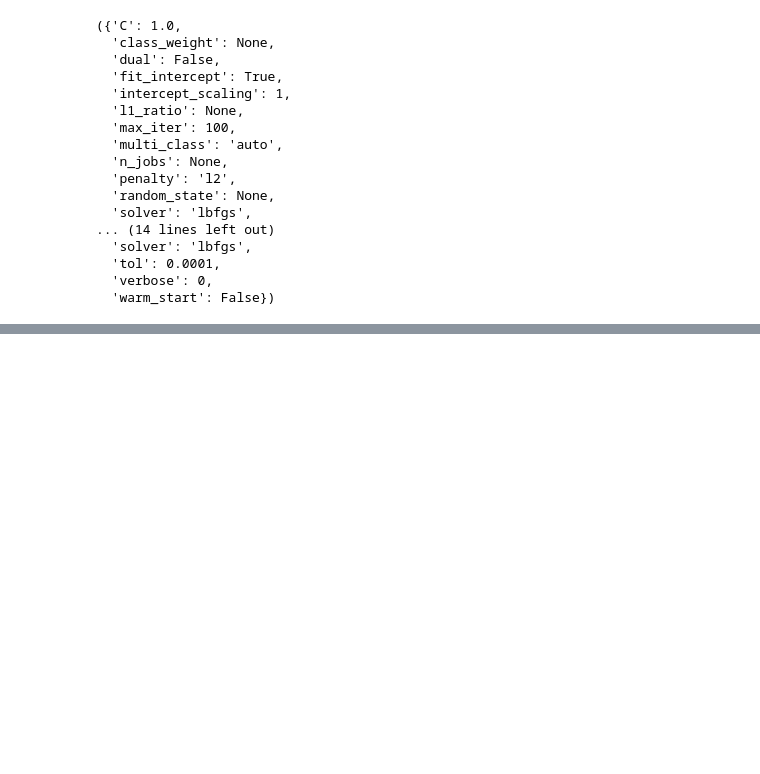
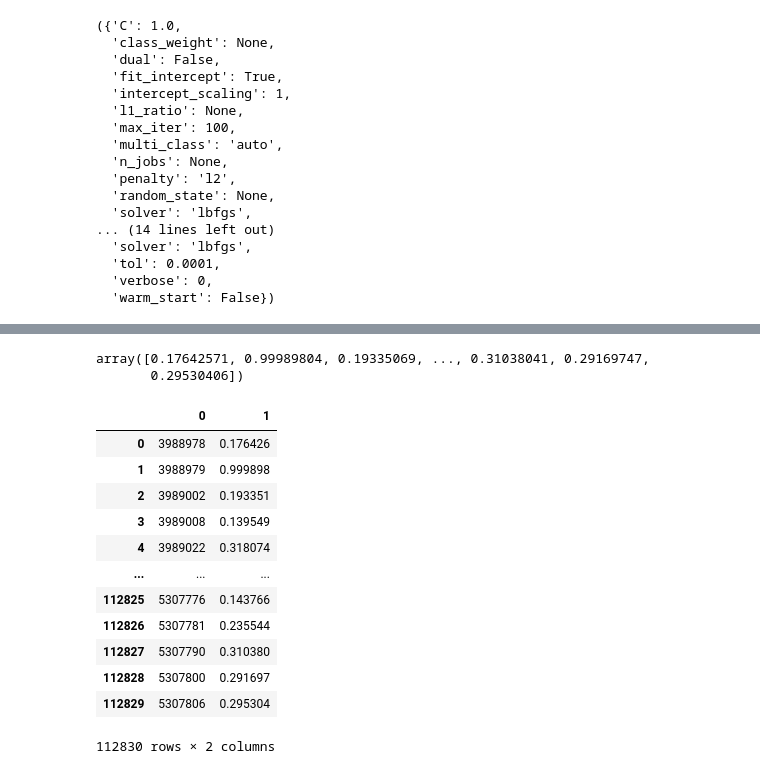
Before and after one commit to 0xjrr/ds-hackaton1-ldsa, a Jupyter notebook: EDA.ipynb, the cells around one changed output, grey strips where cells are left out. Cells and saved outputs as stored; diff of their text form; code cells hidden in the pictures; blank space fills up the shorter version.

```diff
--- a/EDA.ipynb
+++ b/EDA.ipynb
@@ -312,0 +408,4 @@ rf.
+# %%
+lr = LogisticRegression()
+lr.fit(X_over, y_over)
+pred = lr.predict_proba(X_test)
@@ -312,0 +438,23 @@ rf.
+# %%
+pred[:, 1]
+# %% [output]
+array([0.17642571, 0.99989804, 0.19335069, ..., 0.31038041, 0.29169747,
+       0.29530406])
+# %%
+results = pd.concat((data_test_id.reset_index(drop=True), pd.DataFrame(pred[:, 1])), axis=1, ignore_index=True)
+# %%
+results
+# %% [output]
+|  | 0 | 1 |
+| 0 | 3988978 | 0.176426 |
+| 1 | 3988979 | 0.999898 |
+| 2 | 3989002 | 0.193351 |
+| 3 | 3989008 | 0.139549 |
+| 4 | 3989022 | 0.318074 |
+| ... | ... | ... |
+| 112825 | 5307776 | 0.143766 |
+| 112826 | 5307781 | 0.235544 |
+| 112827 | 5307790 | 0.310380 |
+| 112828 | 5307800 | 0.291697 |
+| 112829 | 5307806 | 0.295304 |
+112830 rows × 2 columns
```
Also changed, not shown: parts of 29 cells of this notebook.
